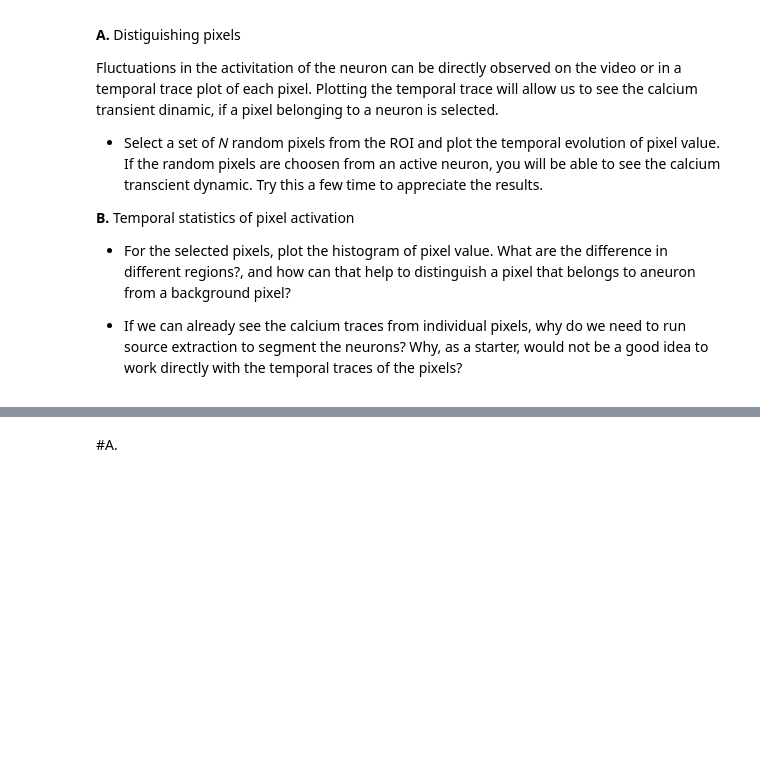
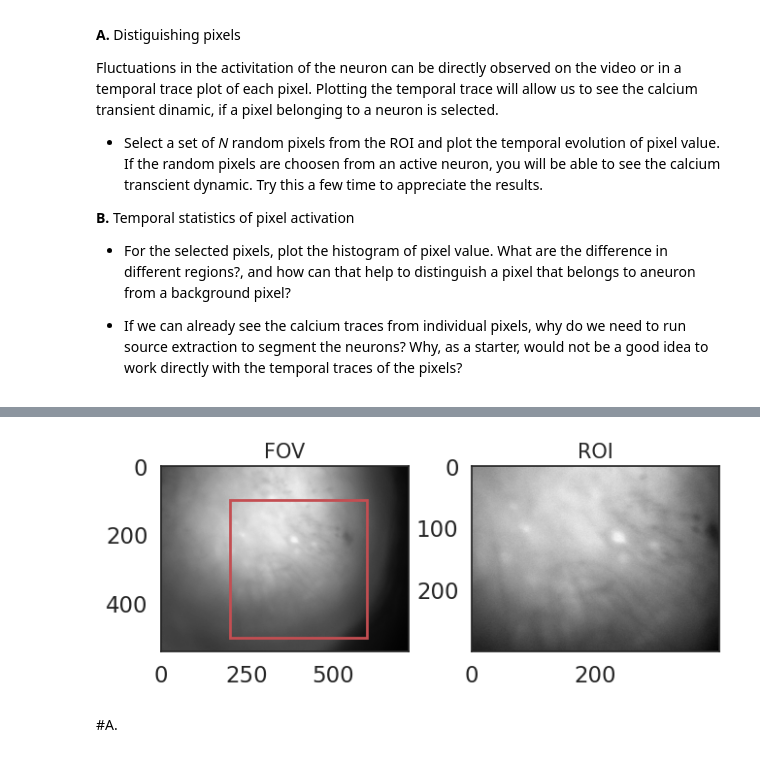
Before and after one commit to xamweil/neural-data, a Jupyter notebook: 02-calcium_imaging/exercises.ipynb, the cells around one changed output, grey strips where cells are left out. Drawn from its saved outputs; the diff is of its cells as text; code cells hidden in the pictures; blank space fills up the shorter version.

```diff
--- a/02-calcium_imaging/exercises.ipynb
+++ b/02-calcium_imaging/exercises.ipynb
@@ -74,2 +99,6 @@ Fluctuations in the activitation of the neuron can be directly observed on the v
+# %%
+aux.plot_FOV(FOV_file = input_tif_file_path_FOV , ROI_file = input_tif_file_path)
+# %% [output]
+[figure, added]
 # %% [markdown]
 #A.
```
Also changed, not shown: parts of 20 cells of this notebook.
